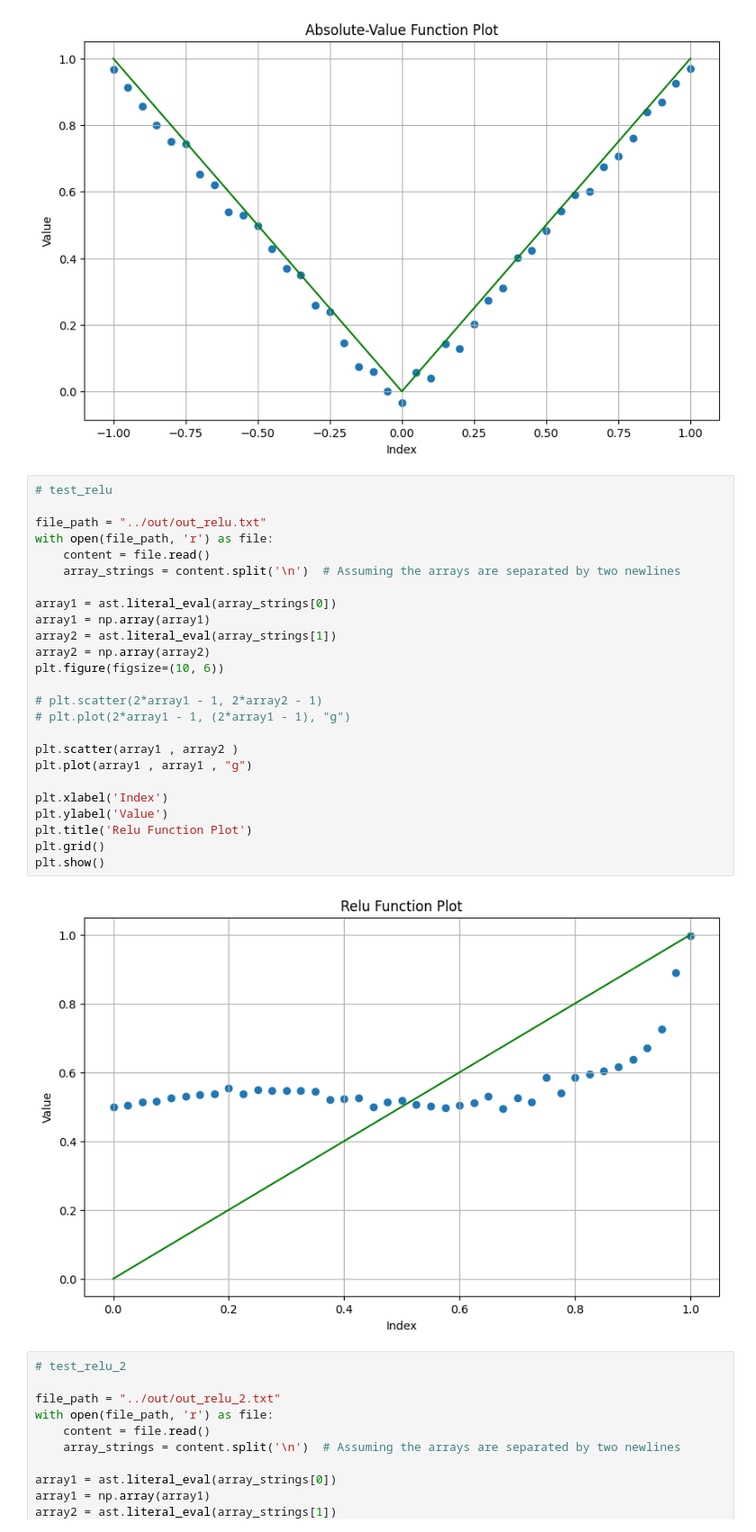
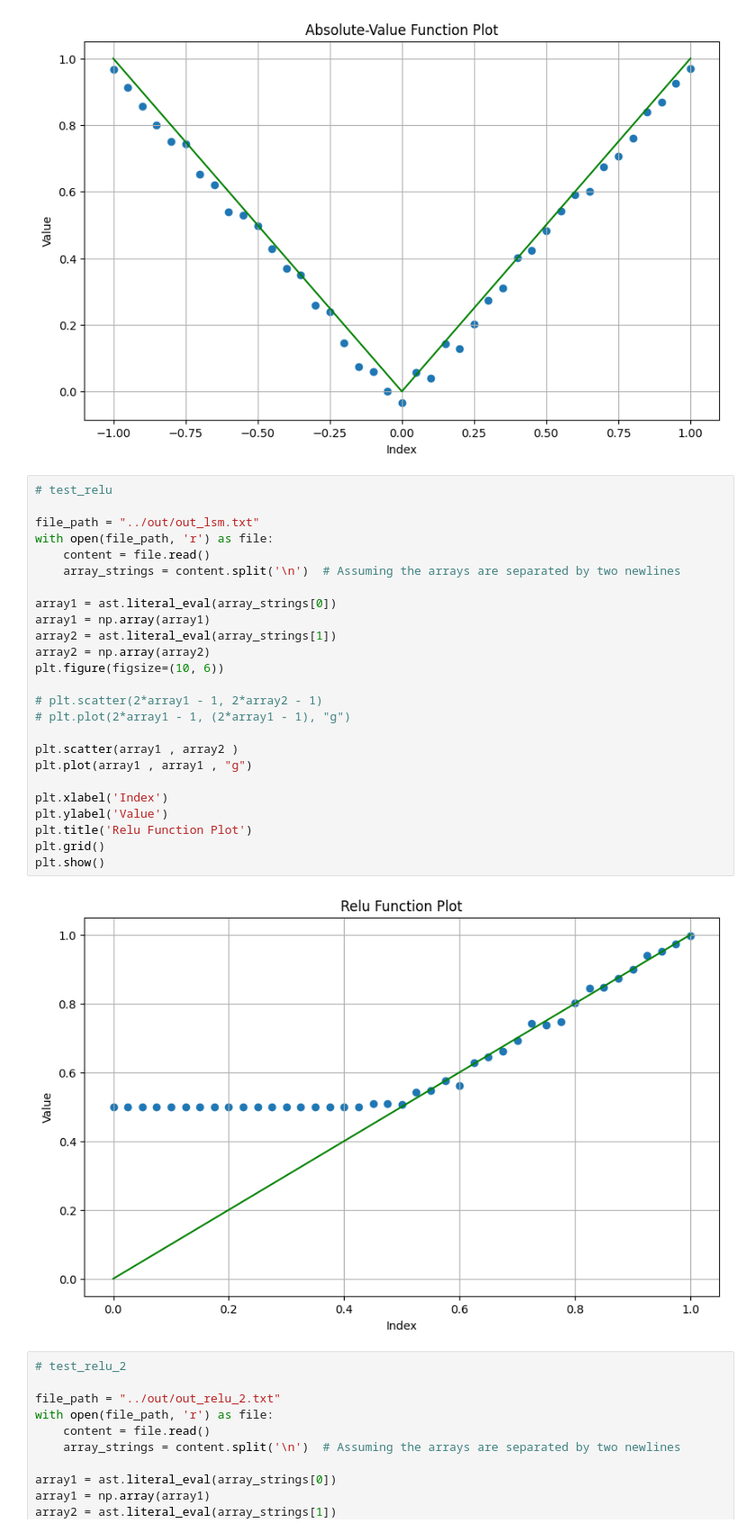
Before and after one commit to duydl/sc-designs, a Jupyter notebook: script/analysis.ipynb, the cells around one changed output. Shown: that part at 90% size. Saved outputs shown, nothing was run; the diff lists cells and outputs as text.

```diff
--- a/script/analysis.ipynb
+++ b/script/analysis.ipynb
@@ -70,30 +70,30 @@ plt.show()
 # %%
 # test_relu
 
-file_path = "../out/out_relu.txt"
+file_path = "../out/out_lsm.txt"
 with open(file_path, 'r') as file:
     content = file.read()
     array_strings = content.split('\n')  # Assuming the arrays are separated by two newlines
 
 array1 = ast.literal_eval(array_strings[0])
 array1 = np.array(array1)
 array2 = ast.literal_eval(array_strings[1])
 array2 = np.array(array2)
 plt.figure(figsize=(10, 6))
 
 # plt.scatter(2*array1 - 1, 2*array2 - 1)
 # plt.plot(2*array1 - 1, (2*array1 - 1), "g")
 
 plt.scatter(array1 , array2 )
 plt.plot(array1 , array1 , "g")
 
 plt.xlabel('Index')
 plt.ylabel('Value')
 plt.title('Relu Function Plot')
 plt.grid()
 plt.show()
 # %% [output]
-[figure, old version]
+[figure, new version]
 # %%
 # test_relu_2
 
```
Also changed, not shown: parts of 1 cell of this notebook, 15 other files.
